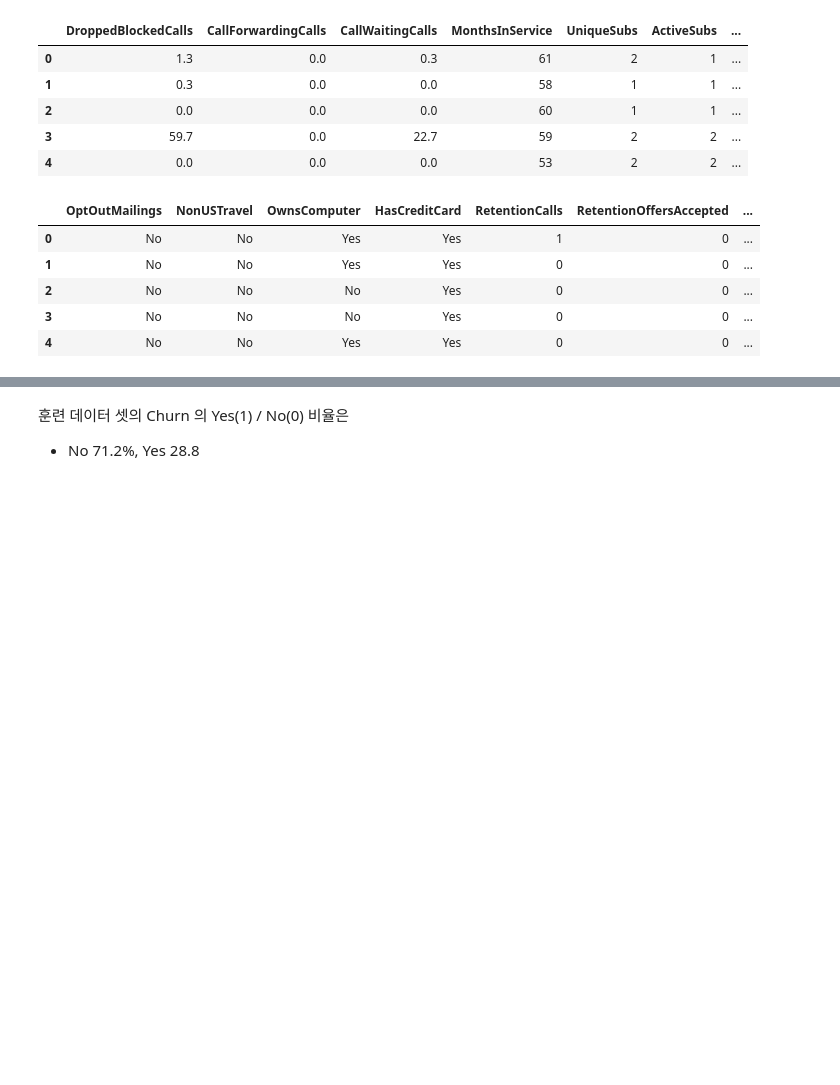
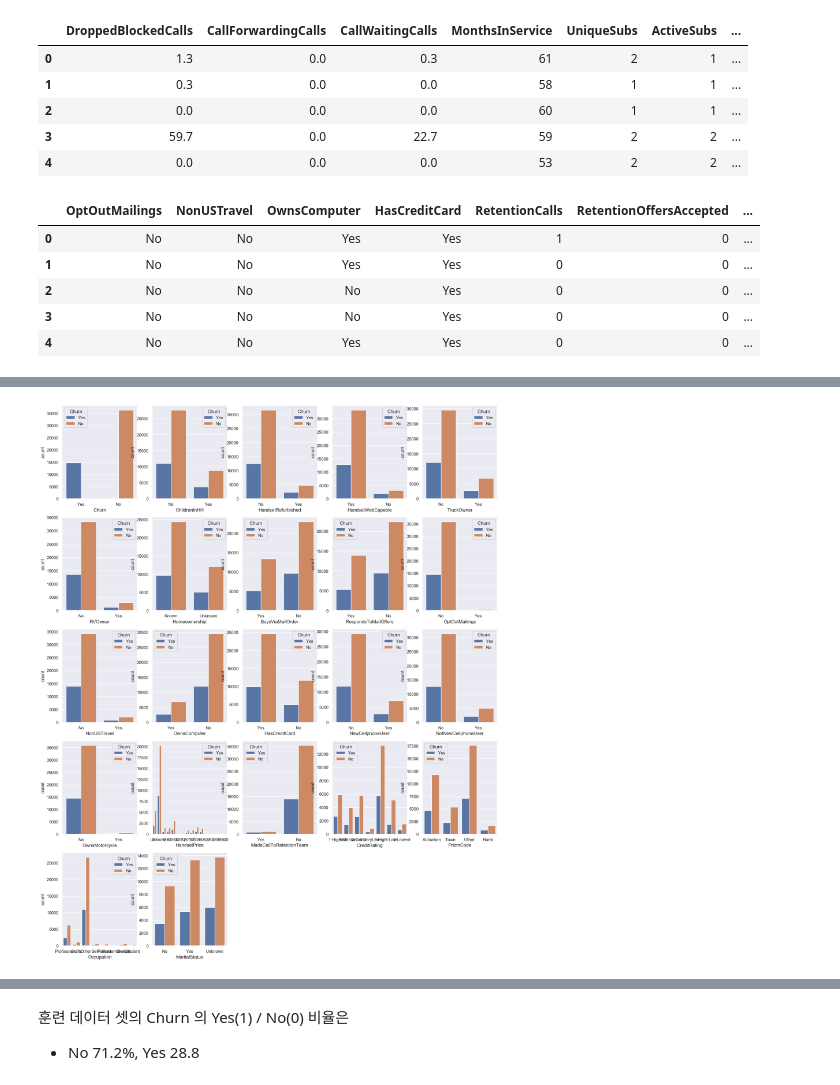
Before and after one commit to skywalker221-Minsoo/-DS-_ZeroBase_ML_Project, a Jupyter notebook: 김상민/kimsangmin.ipynb, the cells around one changed output, grey strips where cells are left out. Cells and saved outputs as stored; diff of their text form; code cells hidden in the pictures; blank space fills up the shorter version.

```diff
--- a/김상민/kimsangmin.ipynb
+++ b/김상민/kimsangmin.ipynb
@@ -49,0 +104,23 @@ train.iloc[:5, 40:]
+# %%
+plots_per_row = 5
+
+number_of_plots = train.select_dtypes(include=['object']).shape[-1]
+
+fig, axes = plt.subplots((number_of_plots//plots_per_row) + (number_of_plots % 5 != 0), plots_per_row)
+
+axes = axes.flatten()
+
+count = 0
+for index, col in train.select_dtypes(include=['object']).columns.to_series().items():
+    a = sns.countplot(x=train[col], hue=train.Churn, ax=axes[count])
+    a.tick_params(axis='x')
+    count += 1
+
+for i in range(1, len(axes) - number_of_plots + 1):
+    fig.delaxes(axes[-i]) # 빈 subplot은 삭제
+
+fig.set_figwidth(20)
+fig.set_figheight(25)
+plt.show()
+# %% [output]
+[figure, added]
```
Also changed, not shown: parts of 41 cells of this notebook.
